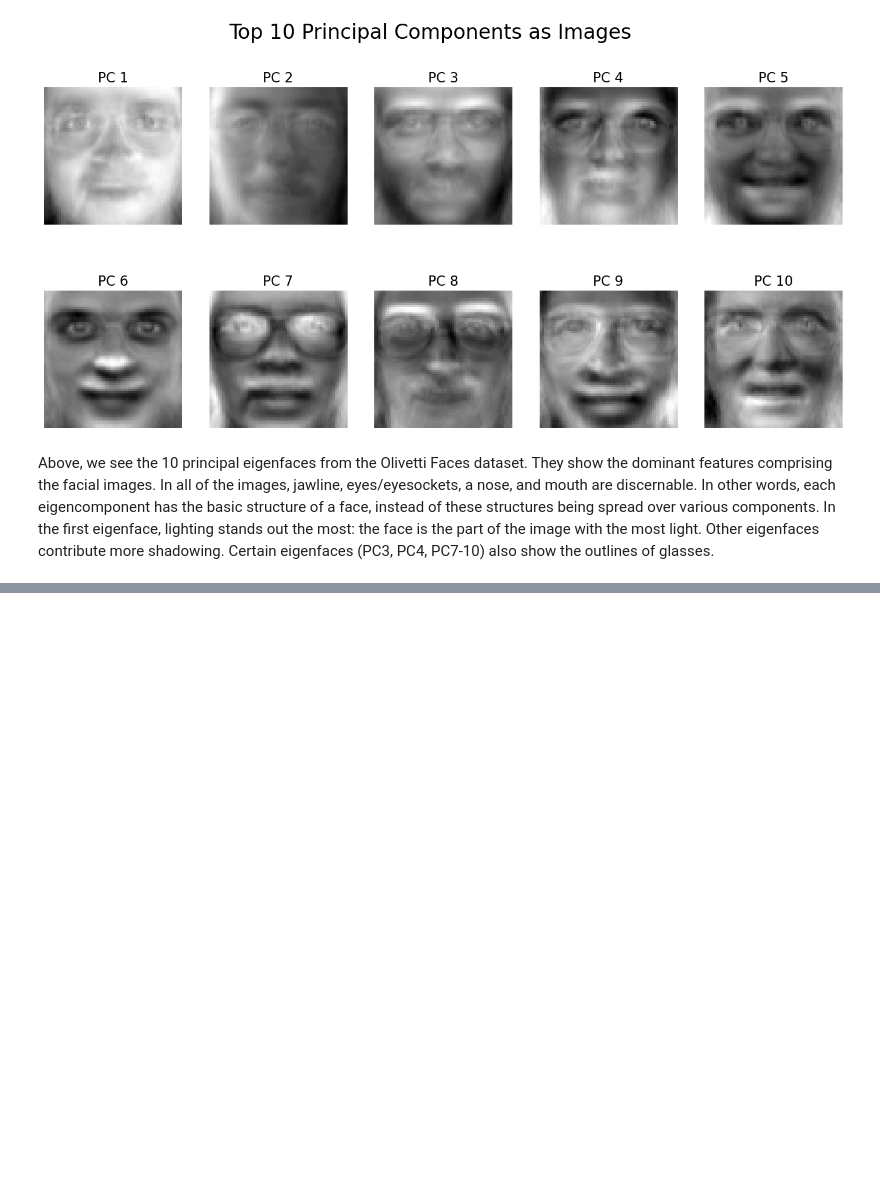
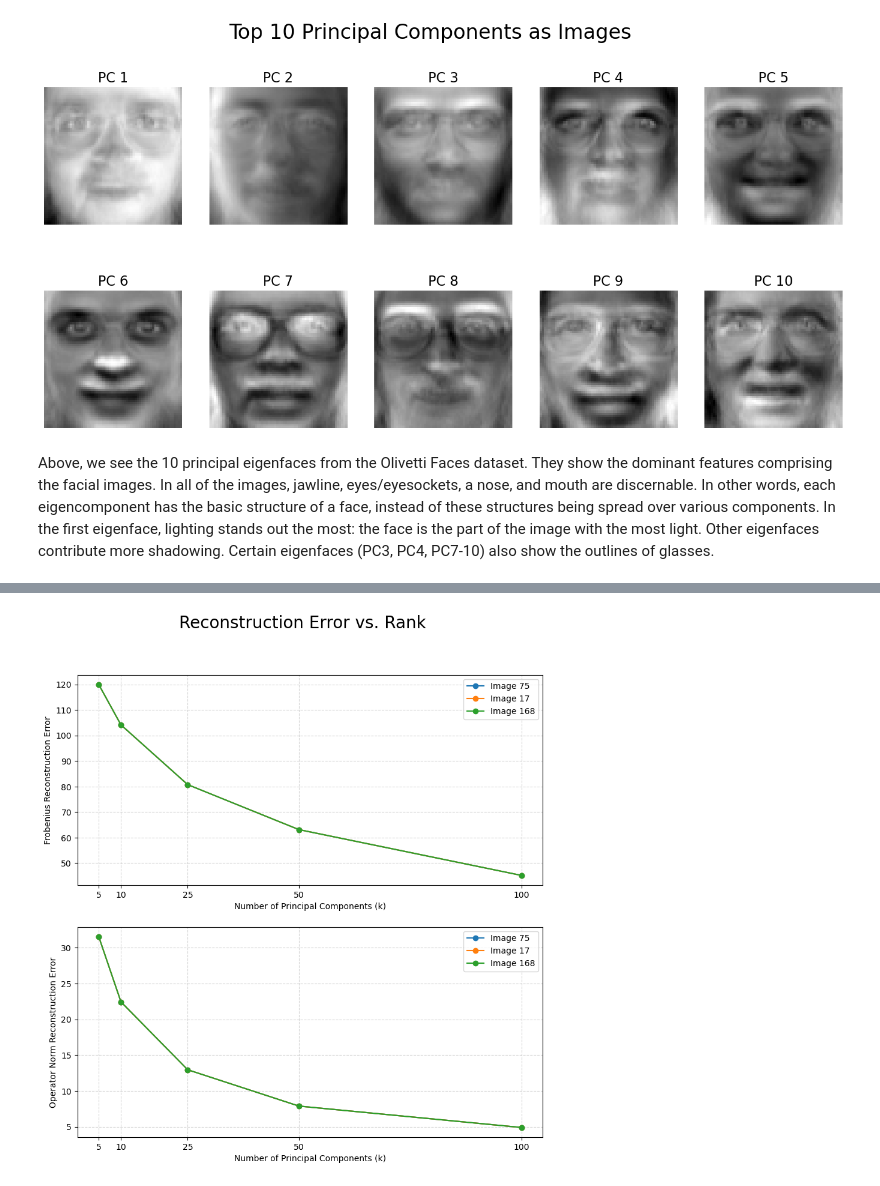
Before and after one commit to mayarubenstein/Statistical-Learning, a Jupyter notebook: assignment_2/ex_2_svd_pca.ipynb, the cells around one changed output, grey strips where cells are left out. Saved outputs shown, nothing was run; the diff lists cells and outputs as text; code cells hidden in the pictures; blank space fills up the shorter version.

```diff
--- a/assignment_2/ex_2_svd_pca.ipynb
+++ b/assignment_2/ex_2_svd_pca.ipynb
@@ -244,0 +359,19 @@ Above, we see the 10 principal eigenfaces from the Olivetti Faces dataset. They
+# %%
+fig, ax = plt.subplots(2, figsize=(10, 10))
+for i in range(num_images):
+    ax[0].plot(ks, fro_error_matrix, marker='o', label=f'Image {which_images[i]}')
+    ax[1].plot(ks, op_norm_error_matrix, marker='o', label=f'Image {which_images[i]}')
+ax[0].set_xlabel('Number of Principal Components (k)')
+ax[1].set_xlabel('Number of Principal Components (k)')
+ax[0].set_ylabel('Frobenius Reconstruction Error')
+ax[1].set_ylabel('Operator Norm Reconstruction Error')
+fig.suptitle('Reconstruction Error vs. Rank', fontsize = 20)
+ax[0].set_xticks(ks, ks)
+ax[1].set_xticks(ks, ks)
+ax[0].grid(True, which='both', linestyle='--', alpha=0.5)
+ax[1].grid(True, which='both', linestyle='--', alpha=0.5)
+ax[0].legend()
+ax[1].legend()
+plt.show()
+# %% [output]
+[figure, added]
```
Also changed, not shown: parts of 11 cells of this notebook.
